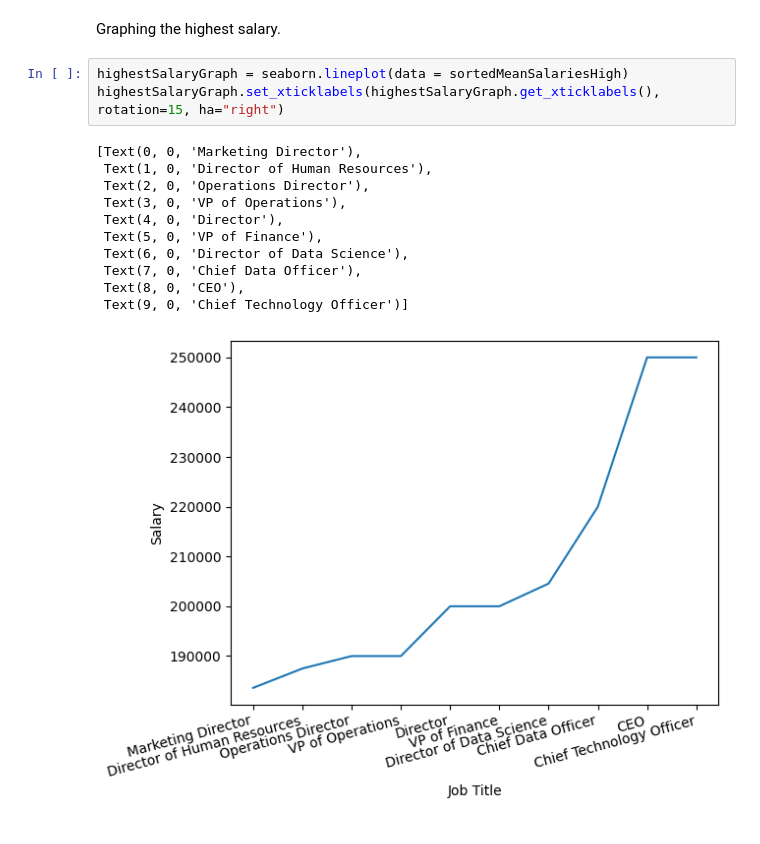
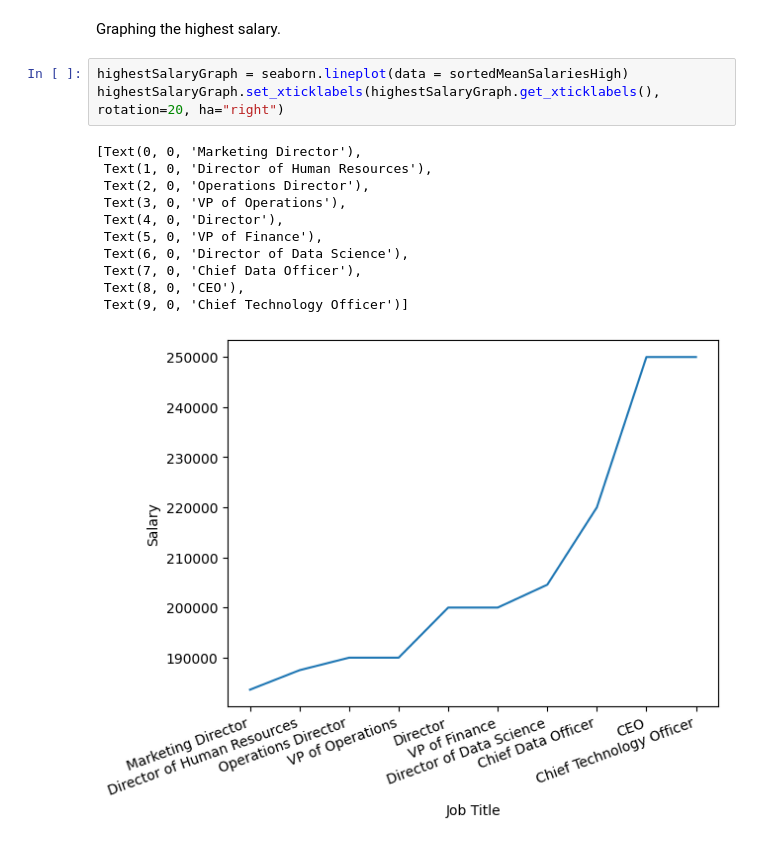
Before and after one commit to AbhijayPaul/HackTheHood-Final, a Jupyter notebook: HtHFinal.ipynb, the cells around one changed output. Drawn from its saved outputs; the diff is of its cells as text.

```diff
--- a/HtHFinal.ipynb
+++ b/HtHFinal.ipynb
@@ -1148,19 +1148,19 @@ Name: Salary, dtype: float64
 Graphing the highest salary.
 # %%
 highestSalaryGraph = seaborn.lineplot(data = sortedMeanSalariesHigh)
-highestSalaryGraph.set_xticklabels(highestSalaryGraph.get_xticklabels(), rotation=15, ha="right")
+highestSalaryGraph.set_xticklabels(highestSalaryGraph.get_xticklabels(), rotation=20, ha="right")
 # %% [output]
 [Text(0, 0, 'Marketing Director'),
  Text(1, 0, 'Director of Human Resources'),
  Text(2, 0, 'Operations Director'),
  Text(3, 0, 'VP of Operations'),
  Text(4, 0, 'Director'),
  Text(5, 0, 'VP of Finance'),
  Text(6, 0, 'Director of Data Science'),
  Text(7, 0, 'Chief Data Officer'),
  Text(8, 0, 'CEO'),
  Text(9, 0, 'Chief Technology Officer')]
-[figure, old version]
+[figure, new version]
 # %%
 sortedMeanSalariesLow = salariesFromJobTitles.sort_values().head(10)
 lowestSalaryGraph = seaborn.lineplot(data = sortedMeanSalariesLow)
```
Also changed, not shown: parts of 1 cell of this notebook.
